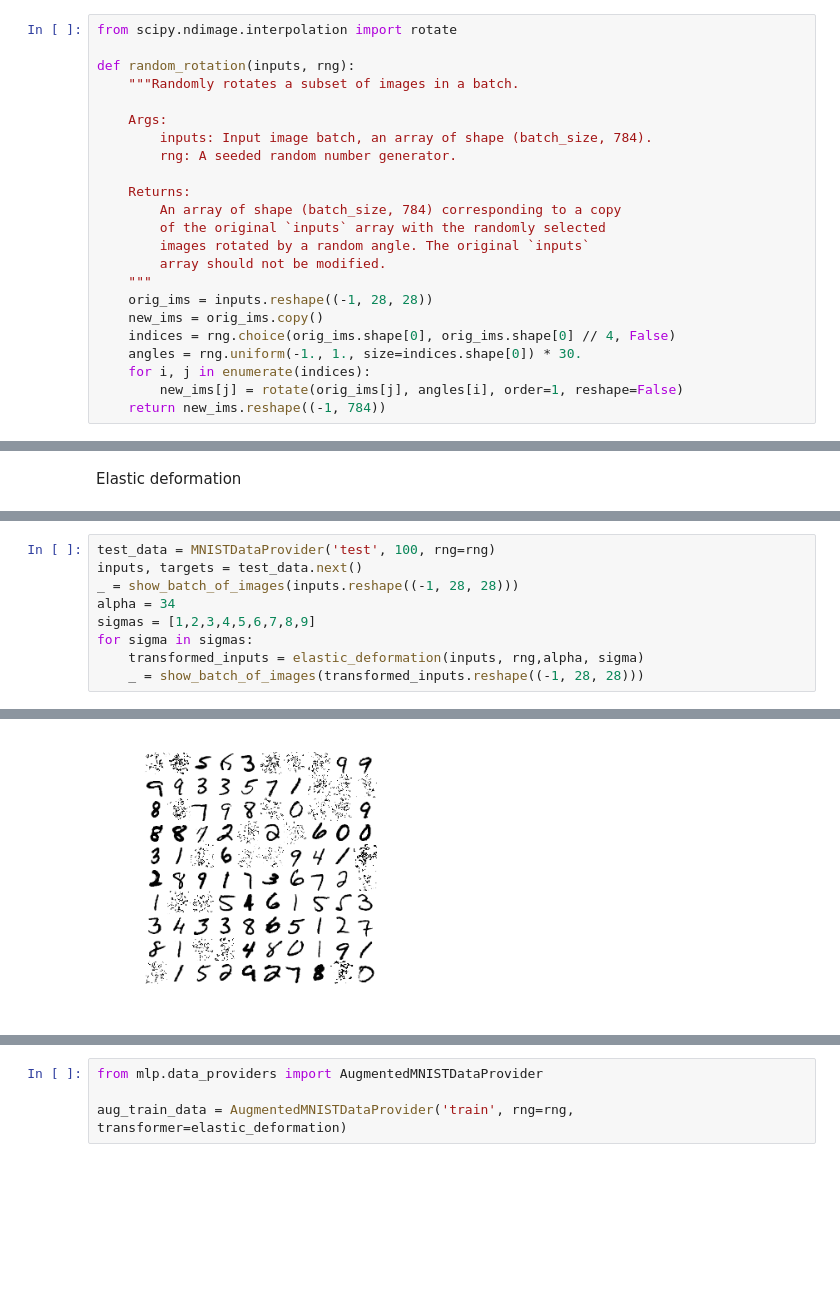
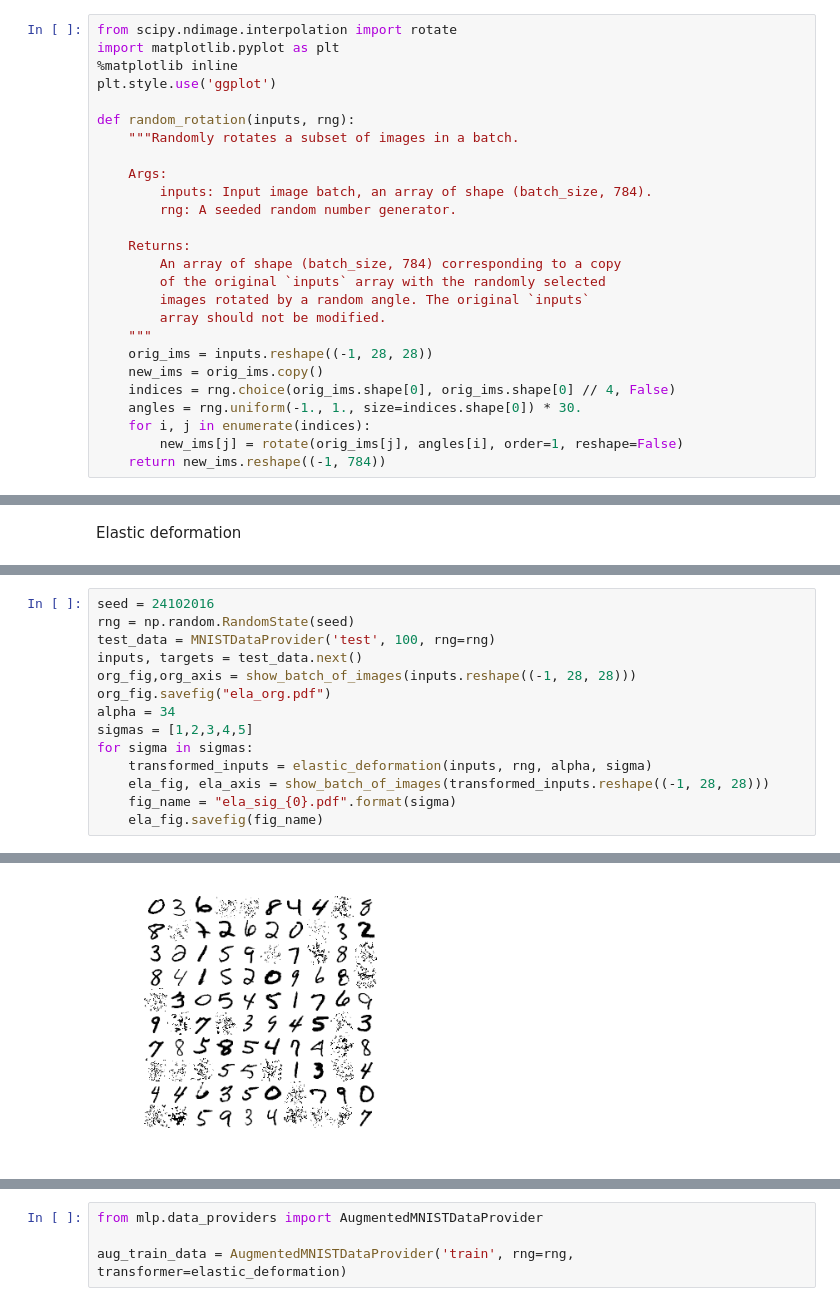
Before and after one commit to clarkzhao/Course-MLP, a Jupyter notebook: notebooks/CW2.ipynb, the cells around one changed output, grey strips where cells are left out. Cells and saved outputs as stored; diff of their text form; blank space fills up the shorter version.

```diff
--- a/notebooks/CW2.ipynb
+++ b/notebooks/CW2.ipynb
@@ -645,6 +645,9 @@ fig.savefig("L1_L2_with_all.pdf")
 Rotated data implemented in lab 5
 # %%
 from scipy.ndimage.interpolation import rotate
+import matplotlib.pyplot as plt
+%matplotlib inline
+plt.style.use('ggplot')
 
 def random_rotation(inputs, rng):
     """Randomly rotates a subset of images in a batch.
@@ -880,12 +884,17 @@ def elastic_deformation(inputs, rng, alpha = 34, sigma=4):
         new_ims[j] = map_coordinates(orig_ims[j], i, order=1).reshape(shape)
     return new_ims.reshape((-1, 784))
 # %%
+seed = 24102016
+rng = np.random.RandomState(seed)
 test_data = MNISTDataProvider('test', 100, rng=rng)
 inputs, targets = test_data.next()
-_ = show_batch_of_images(inputs.reshape((-1, 28, 28)))
+org_fig,org_axis = show_batch_of_images(inputs.reshape((-1, 28, 28)))
+org_fig.savefig("ela_org.pdf")
 alpha = 34
-sigmas = [1,2,3,4,5,6,7,8,9]
+sigmas = [1,2,3,4,5]
 for sigma in sigmas:
-    transformed_inputs = elastic_deformation(inputs, rng,alpha, sigma)
-    _ = show_batch_of_images(transformed_inputs.reshape((-1, 28, 28)))
+    transformed_inputs = elastic_deformation(inputs, rng, alpha, sigma)
+    ela_fig, ela_axis = show_batch_of_images(transformed_inputs.reshape((-1, 28, 28)))
+    fig_name = "ela_sig_{0}.pdf".format(sigma)
+    ela_fig.savefig(fig_name)
 # %% [output]
@@ -893 +902 @@ for sigma in sigmas:
-[figure, old version]
+[figure, new version]
```
Also changed, not shown: parts of 8 cells of this notebook, 32 other files.
